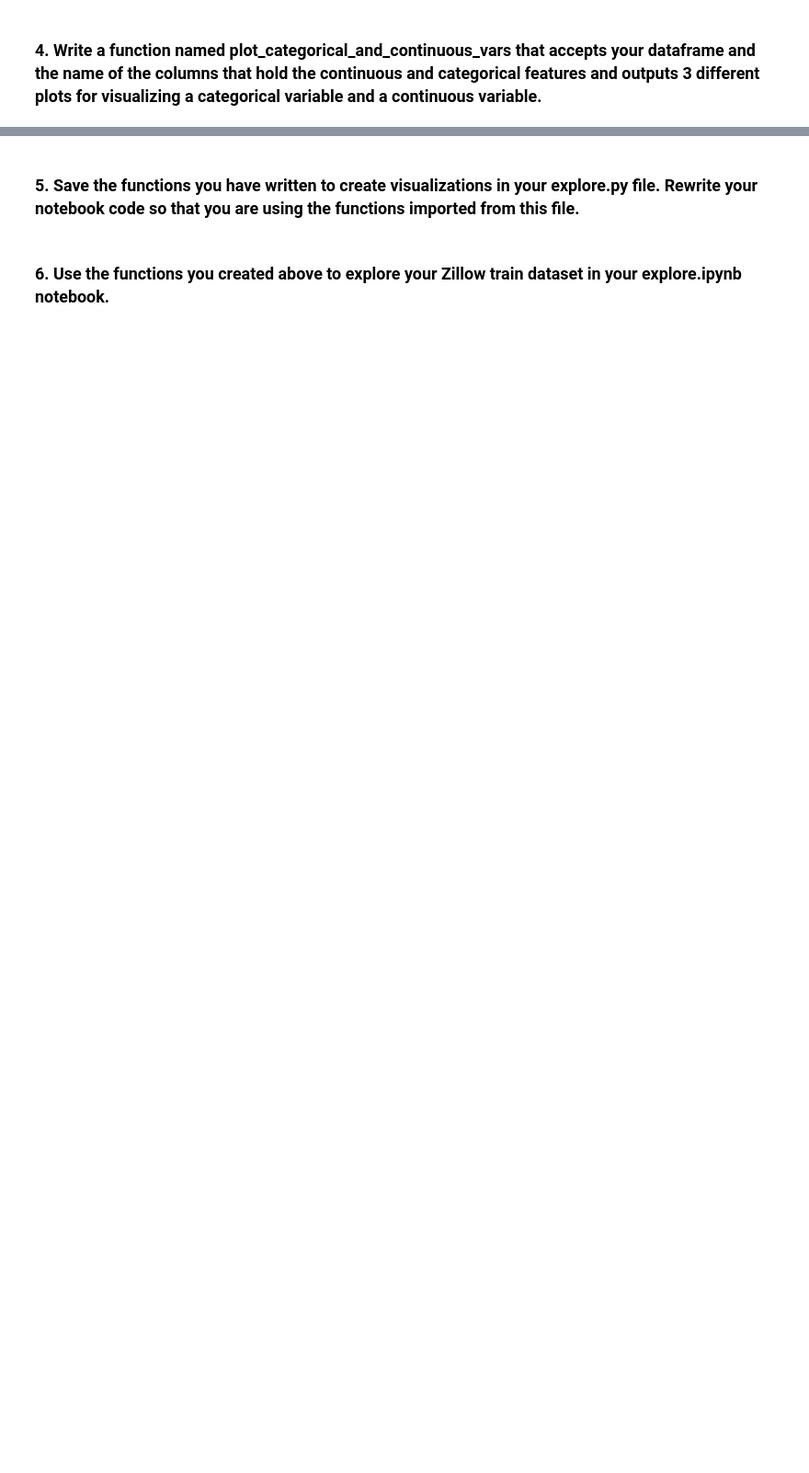
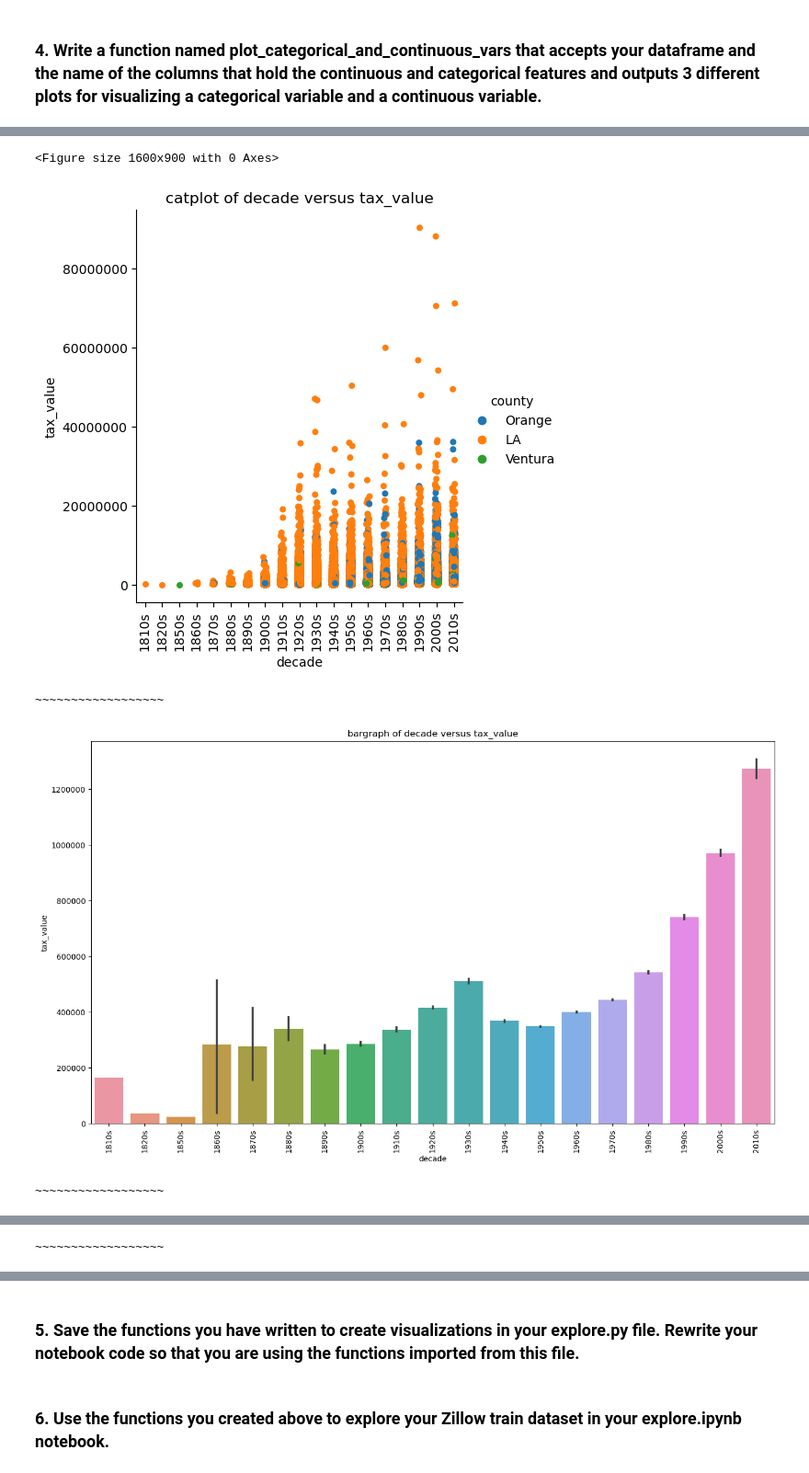
Before and after one commit to Joshua-Click/regression-exercises, a Jupyter notebook: explore.ipynb, the cells around one changed output, grey strips where cells are left out. Shown at 92% size. Saved outputs shown, nothing was run; the diff lists cells and outputs as text; code cells hidden in the pictures; blank space fills up the shorter version.

```diff
--- a/explore.ipynb
+++ b/explore.ipynb
@@ -87,0 +89,4 @@ def plot_categorical_and_continuous_vars():
+# %%
+train['cat_bathrooms'] = train.bathrooms.astype(str)
+# %%
+train['decade'] = (10 * (train['year_built'] // 10)).astype(str) + 's'
@@ -87,0 +127,32 @@ def plot_categorical_and_continuous_vars():
+# %%
+decade_order = ['1810s', '1820s','1850s', '1860s','1870s','1880s','1890s','1900s','1910s','1920s', '1930s','1940s', '1950s', '1960s','1970s','1980s','1990s','2000s', '2010s']
+# %%
+def plot_categorical_and_continuous_vars(df, x, y, order):
+    plt.figure(figsize=(16,9))
+
+    sns.catplot(data= df, x= x, y= y, hue='county', order=order)
+    plt.title(f'catplot of {x} versus {y}')
+    plt.xticks(rotation='vertical')
+    plt.xlim()
+    plt.show()
+    print('~~~~~~~~~~~~~~~~~~')
+    plt.figure(figsize=(16,9))
+    sns.barplot(data=df, x= x, y=y, order=order)
+    plt.title(f'bargraph of {x} versus {y}')
+    plt.xticks(rotation='vertical')
+    plt.show()
+    print('~~~~~~~~~~~~~~~~~~')
+    plt.figure(figsize=(16,9))
+    sns.violinplot(data=df, x=x,y=y, hue='county', order=order)
+    plt.title(f' {x} versus {y}')
+    plt.xticks(rotation='vertical')
+    plt.show()
+    print('~~~~~~~~~~~~~~~~~~')
+# %%
+plot_categorical_and_continuous_vars(train,'decade' ,'tax_value',decade_order)
+# %% [output]
+<Figure size 1600x900 with 0 Axes>
+[figure, added]
+~~~~~~~~~~~~~~~~~~
+[figure, added]
+~~~~~~~~~~~~~~~~~~
@@ -87,0 +160 @@ def plot_categorical_and_continuous_vars():
+~~~~~~~~~~~~~~~~~~
```
Also changed, not shown: parts of 16 cells of this notebook, 1 other file.
